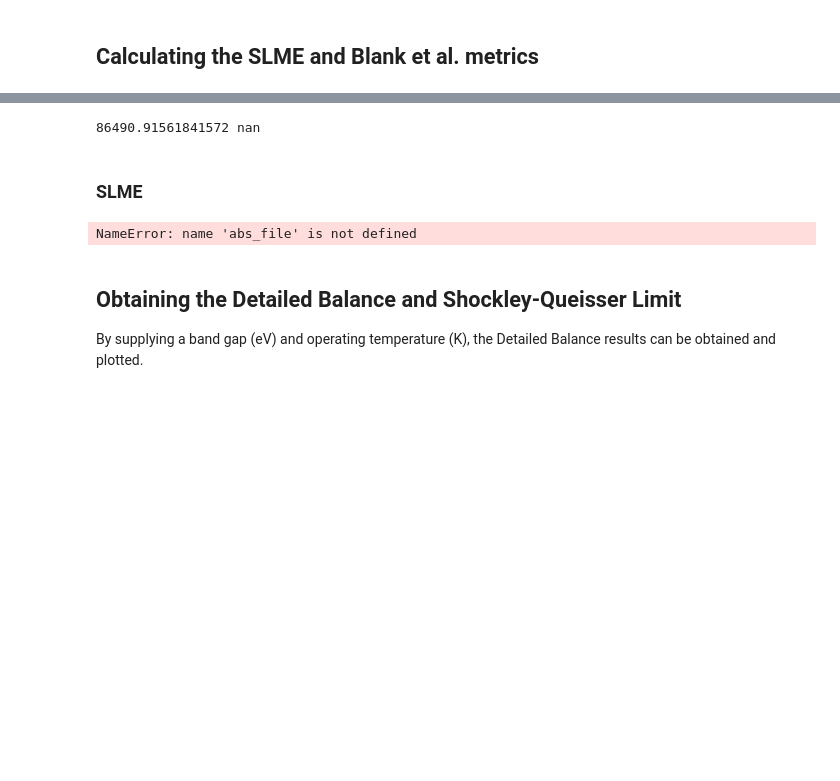
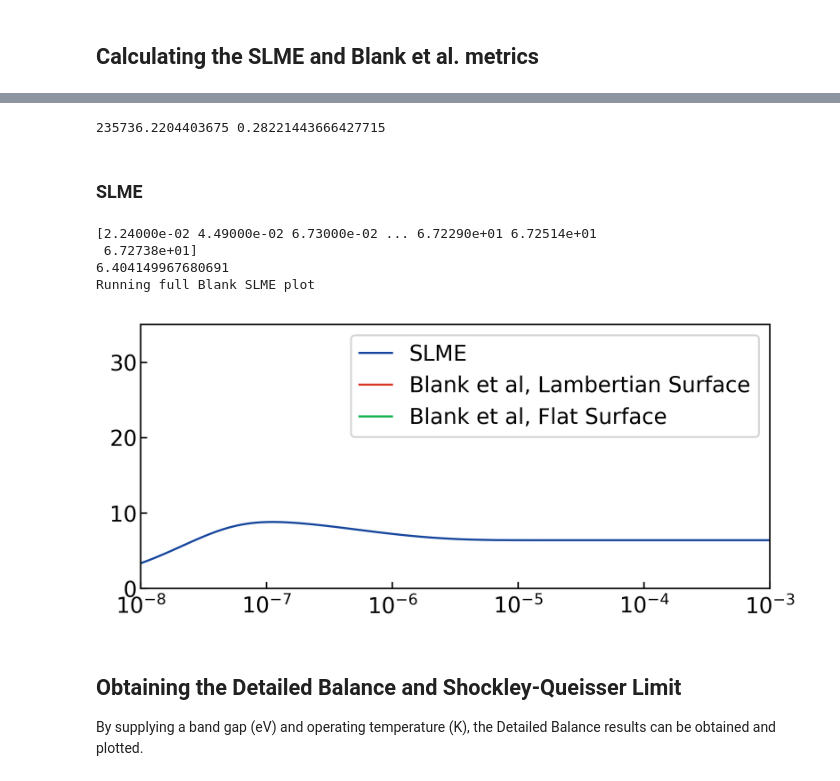
Before and after one commit to SMTG-Bham/solphin, a Jupyter notebook: tutorial/tutorial.ipynb, the cells around one changed output, grey strips where cells are left out. Drawn from its saved outputs; the diff is of its cells as text; code cells hidden in the pictures; blank space fills up the shorter version.

Commit message:
Fixes to SLME and Blank et. al.

```diff
--- a/tutorial/tutorial.ipynb
+++ b/tutorial/tutorial.ipynb
@@ -112,16 +109,16 @@ direct = 0.14# Direct Bandgap of your material from the band_std
 indir= 0.15 # Indirect Bandgap of your material from the band_std (if none given use the direct bandgap twice)      #Wrap around sumo-bandstats?
 
 #Get energy and absorption form absorption.dat. Get from sumo-optplot
-abs_file = f'{optics_directory}/absorption.dat'
+# abs_file = f'{optics_directory}/absorption.dat'
+abs_file = 'absorption_Imm2_Cu2GeSe3.dat'
 
 spectral_average, spectral_dispersion = spectral.generate_spectral_parameters(abs_file, spectrum, E_gap=direct)
 print(spectral_average, spectral_dispersion)
 # %% [output]
-86490.91561841572 nan
+235736.2204403675 0.28221443666427715
 # %% [markdown]
 ### SLME
 # %%
-
 energy, alpha_cm = spectral.load_absorption(abs_file)
 
 print(energy)
@@ -137,45 +134,49 @@ thickness = np.logspace(-8, -3, 100, endpoint=True)
 effSlm = []
 
 for i in thickness:
     eff = data = slme.slme(energy, alpha_cm, direct, indir, thickness=i, absorbance_in_inverse_centimeters=True)
     effSlm.append(eff)
 
 # Plot the SLME results
 
-ax = plt.axes()
-plt.plot(thickness, effSlm)
-plt.xscale('log')
-plt.margins(x=0)
-plt.ylim([0, 35])
-plt.xlabel('Film Thickness / m', labelpad=5)
-plt.ylabel('Max PV Efficiency $(\eta_{Max})$ / %')
-ax.set_aspect(0.06)
-plt.savefig('slme.pdf', format='pdf')
+# ax = plt.axes()
+# plt.plot(thickness, effSlm)
+# plt.xscale('log')
+# plt.margins(x=0)
+# plt.ylim([0, 35])
+# plt.xlabel('Film Thickness / m', labelpad=5)
+# plt.ylabel('Max PV Efficiency $(\eta_{Max})$ / %')
+# ax.set_aspect(0.06)
+# plt.savefig('slme.pdf', format='pdf')
 
 # You should have ran the Blank_Metric module from github - Chris Savory and have flat_eta_out and lamb_eta_out files
 
 print('Running full Blank SLME plot')
 
 lamb = np.loadtxt('lamb_eta_out', skiprows=0)
 thickness_lamb = lamb[:,0]
 eff_lamb = [x*100 for x in lamb[:,1]]
 
 flat = np.loadtxt('flat_eta_out', skiprows=0)
 thickness_flat = flat[:,0]
 eff_flat = [x*100 for x in flat [:,1]]
 
-ax = plt.axes()
+fig, ax = plt.subplots(figsize=(6,4))
 plt.plot(thickness, effSlm, label = 'SLME')
 plt.plot(thickness_lamb, eff_lamb, label = 'Blank et al, Lambertian Surface')
 plt.plot(thickness_flat, eff_flat, label = 'Blank et al, Flat Surface')
 plt.xscale('log')
 plt.margins(x=0)
 plt.ylim([0, 35])
 ax.set_aspect(0.06)
 plt.legend()
-plt.savefig('pveff.pdf', format='pdf')
+plt.show()
 # %% [output]
-NameError: name 'abs_file' is not defined
+[2.24000e-02 4.49000e-02 6.73000e-02 ... 6.72290e+01 6.72514e+01
+ 6.72738e+01]
+6.404149967680691
+Running full Blank SLME plot
+[figure, added]
 # %% [markdown]
 ## Obtaining the Detailed Balance and Shockley-Queisser Limit
 
```
Also changed, not shown: parts of 7 cells of this notebook, 1 other file.
